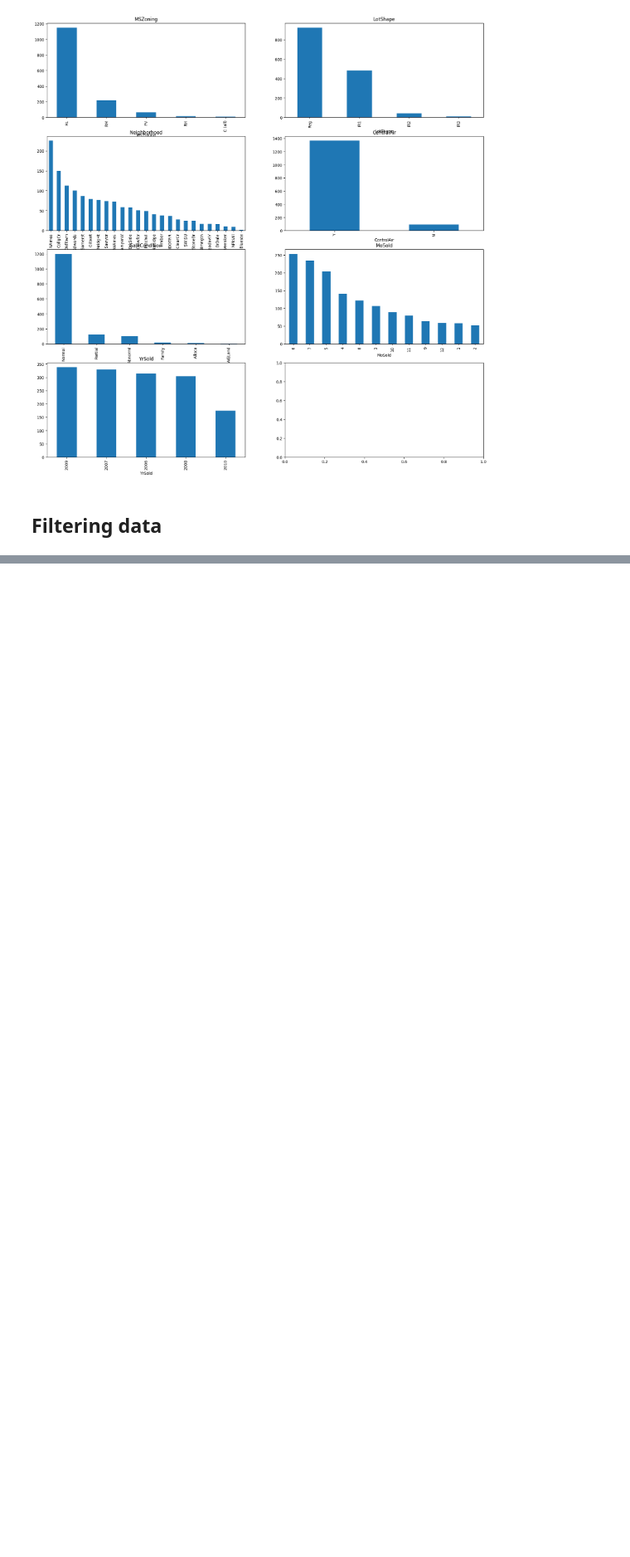
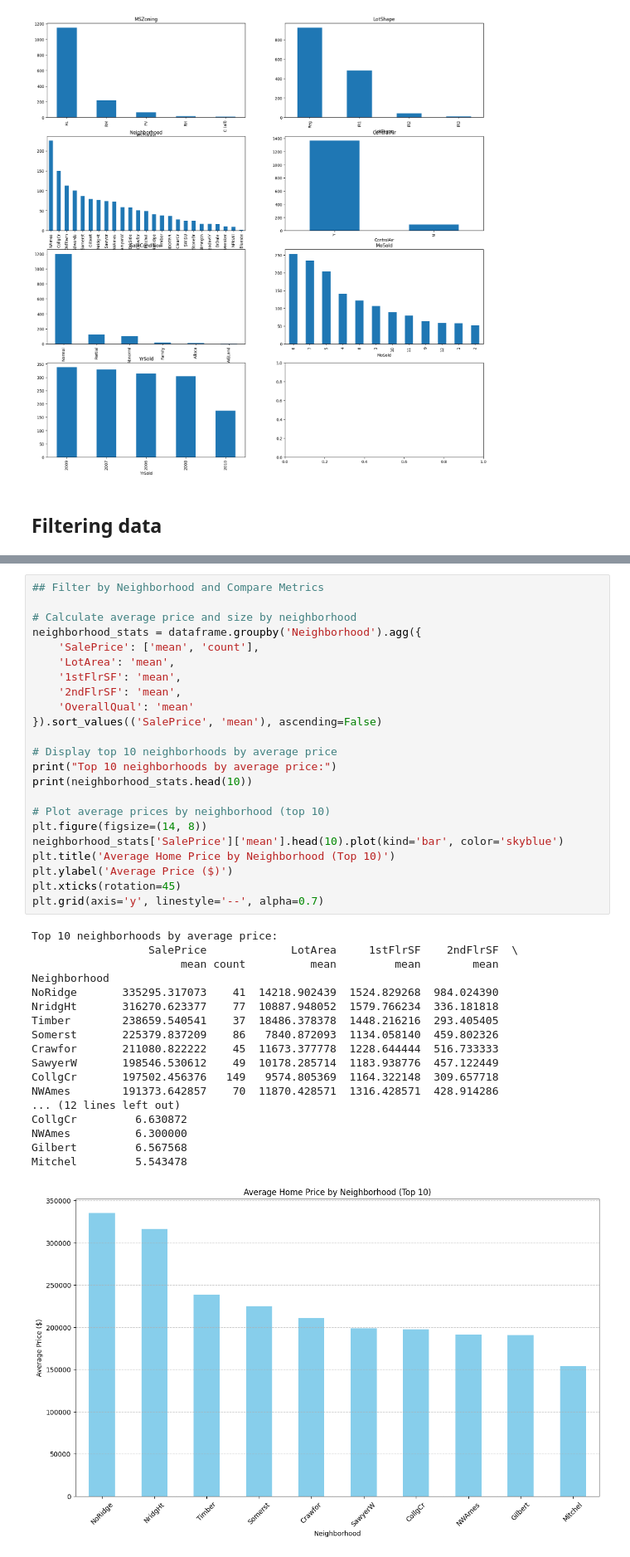
Before and after one commit to aleixJ/pandas_getting_started, a Jupyter notebook: Pandas.ipynb, the cells around one changed output, grey strips where cells are left out. Shown: that part at 83% size. Cells and saved outputs as stored; diff of their text form; blank space fills up the shorter version.

```diff
--- a/Pandas.ipynb
+++ b/Pandas.ipynb
@@ -194,0 +227,42 @@ for feature, subplot in zip(categorical_features, axis.flatten()):
+# %%
+## Filter by Neighborhood and Compare Metrics
+
+# Calculate average price and size by neighborhood
+neighborhood_stats = dataframe.groupby('Neighborhood').agg({
+    'SalePrice': ['mean', 'count'],
+    'LotArea': 'mean',
+    '1stFlrSF': 'mean',
+    '2ndFlrSF': 'mean',
+    'OverallQual': 'mean'
+}).sort_values(('SalePrice', 'mean'), ascending=False)
+
+# Display top 10 neighborhoods by average price
+print("Top 10 neighborhoods by average price:")
+print(neighborhood_stats.head(10))
+
+# Plot average prices by neighborhood (top 10)
+plt.figure(figsize=(14, 8))
+neighborhood_stats['SalePrice']['mean'].head(10).plot(kind='bar', color='skyblue')
+plt.title('Average Home Price by Neighborhood (Top 10)')
+plt.ylabel('Average Price ($)')
+plt.xticks(rotation=45)
+plt.grid(axis='y', linestyle='--', alpha=0.7)
+# %% [output]
+Top 10 neighborhoods by average price:
+                  SalePrice             LotArea     1stFlrSF    2ndFlrSF  \
+                       mean count          mean         mean        mean
+Neighborhood
+NoRidge       335295.317073    41  14218.902439  1524.829268  984.024390
+NridgHt       316270.623377    77  10887.948052  1579.766234  336.181818
+Timber        238659.540541    37  18486.378378  1448.216216  293.405405
+Somerst       225379.837209    86   7840.872093  1134.058140  459.802326
+Crawfor       211080.822222    45  11673.377778  1228.644444  516.733333
+SawyerW       198546.530612    49  10178.285714  1183.938776  457.122449
+CollgCr       197502.456376   149   9574.805369  1164.322148  309.657718
+NWAmes        191373.642857    70  11870.428571  1316.428571  428.914286
+... (12 lines left out)
+CollgCr         6.630872
+NWAmes          6.300000
+Gilbert         6.567568
+Mitchel         5.543478
+[figure, added]
```
Also changed, not shown: parts of 2 cells of this notebook.
